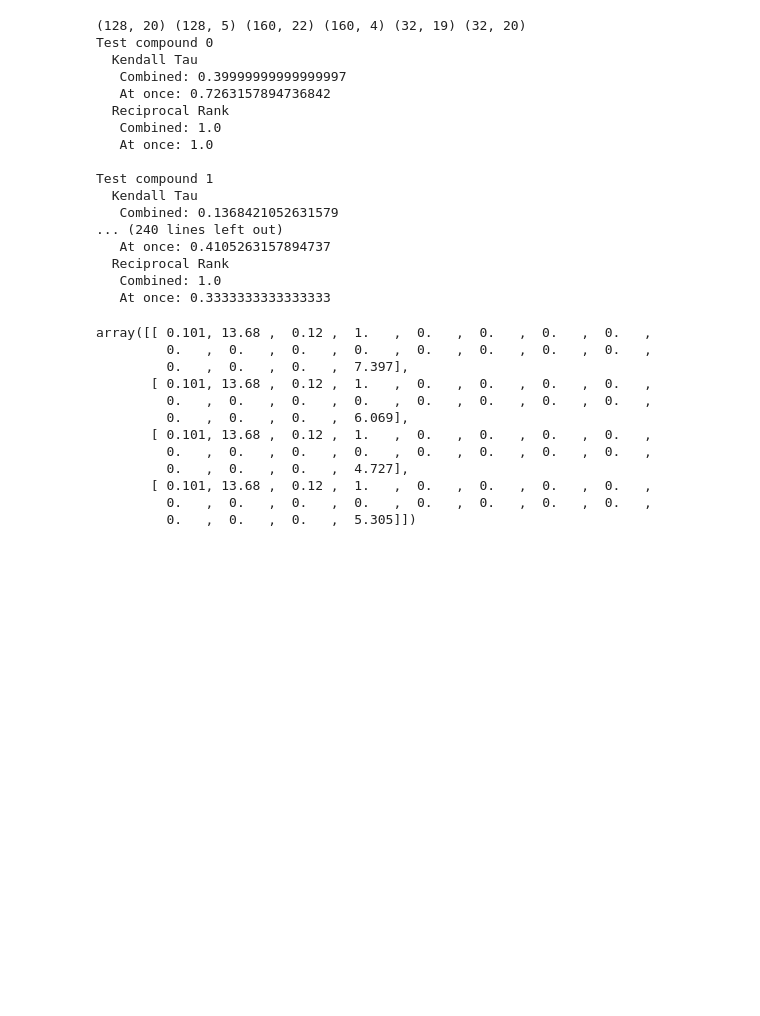
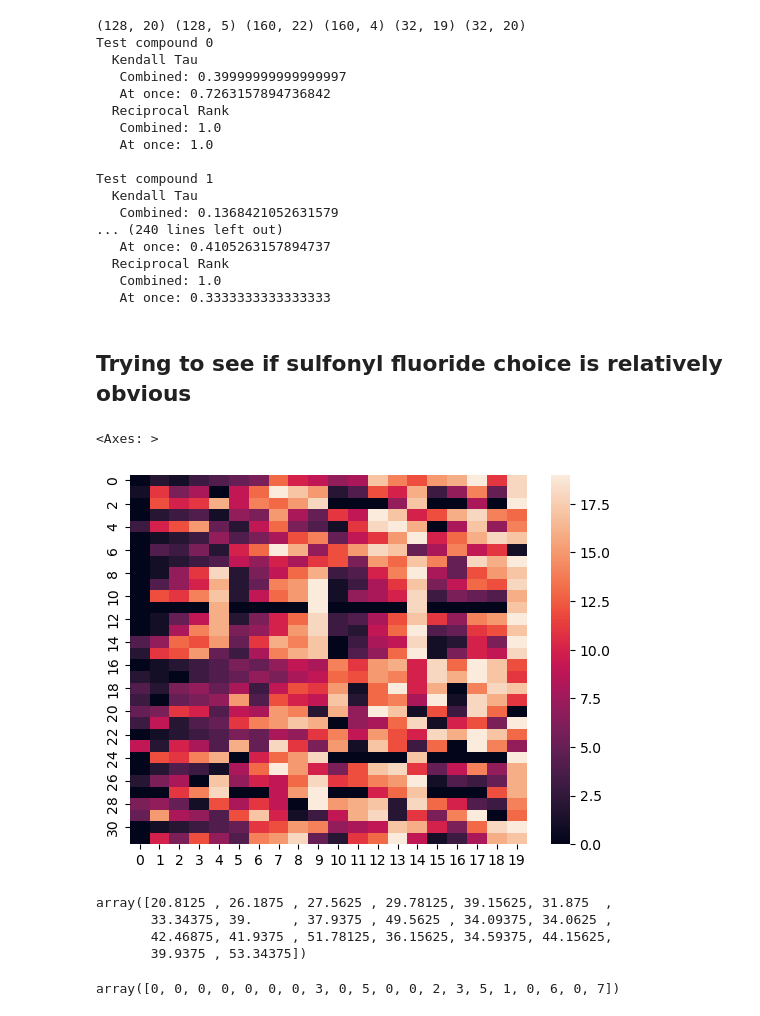
Before and after one commit to ZimmermanGroup/LabelRanking, a Jupyter notebook: deoxy_analysis.ipynb, the cells around one changed output. Cells and saved outputs as stored; diff of their text form; code cells hidden in the pictures; blank space fills up the shorter version.

Commit message:
Attempts at multilabel classification and addition of arylation dataset.

```diff
--- a/deoxy_analysis.ipynb
+++ b/deoxy_analysis.ipynb
@@ -366,18 +420,23 @@ Test compound 1
   Reciprocal Rank
    Combined: 1.0
    At once: 0.3333333333333333
-# %%
-X_test_sf
-# %% [output]
-array([[ 0.101, 13.68 ,  0.12 ,  1.   ,  0.   ,  0.   ,  0.   ,  0.   ,
-         0.   ,  0.   ,  0.   ,  0.   ,  0.   ,  0.   ,  0.   ,  0.   ,
-         0.   ,  0.   ,  0.   ,  7.397],
-       [ 0.101, 13.68 ,  0.12 ,  1.   ,  0.   ,  0.   ,  0.   ,  0.   ,
-         0.   ,  0.   ,  0.   ,  0.   ,  0.   ,  0.   ,  0.   ,  0.   ,
-         0.   ,  0.   ,  0.   ,  6.069],
-       [ 0.101, 13.68 ,  0.12 ,  1.   ,  0.   ,  0.   ,  0.   ,  0.   ,
-         0.   ,  0.   ,  0.   ,  0.   ,  0.   ,  0.   ,  0.   ,  0.   ,
-         0.   ,  0.   ,  0.   ,  4.727],
-       [ 0.101, 13.68 ,  0.12 ,  1.   ,  0.   ,  0.   ,  0.   ,  0.   ,
-         0.   ,  0.   ,  0.   ,  0.   ,  0.   ,  0.   ,  0.   ,  0.   ,
-         0.   ,  0.   ,  0.   ,  5.305]])
+# %% [markdown]
+## Trying to see if sulfonyl fluoride choice is relatively obvious
+# %%
+yields = pd.read_csv("datasets/deoxyfluorination/observed_yields.csv", header=None).to_numpy().reshape(32,20)
+# %%
+sns.heatmap(20-yield_to_ranking(yields))
+# %% [output]
+<Axes: >
+[figure, added]
+# %%
+np.mean(yields, axis=0)
+# %% [output]
+array([20.8125 , 26.1875 , 27.5625 , 29.78125, 39.15625, 31.875  ,
+       33.34375, 39.     , 37.9375 , 49.5625 , 34.09375, 34.0625 ,
+       42.46875, 41.9375 , 51.78125, 36.15625, 34.59375, 44.15625,
+       39.9375 , 53.34375])
+# %%
+np.sum(yield_to_ranking(yields) == 1, axis=0)
+# %% [output]
+array([0, 0, 0, 0, 0, 0, 0, 3, 0, 5, 0, 0, 2, 3, 5, 1, 0, 6, 0, 7])
```
Also changed, not shown: parts of 12 cells of this notebook, 5 other files.
